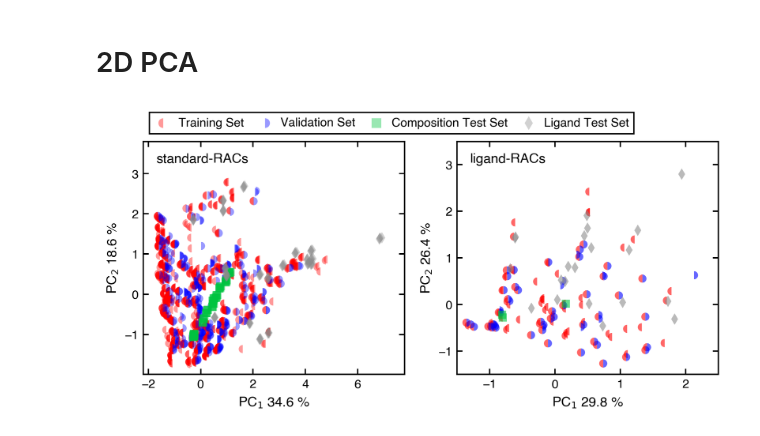
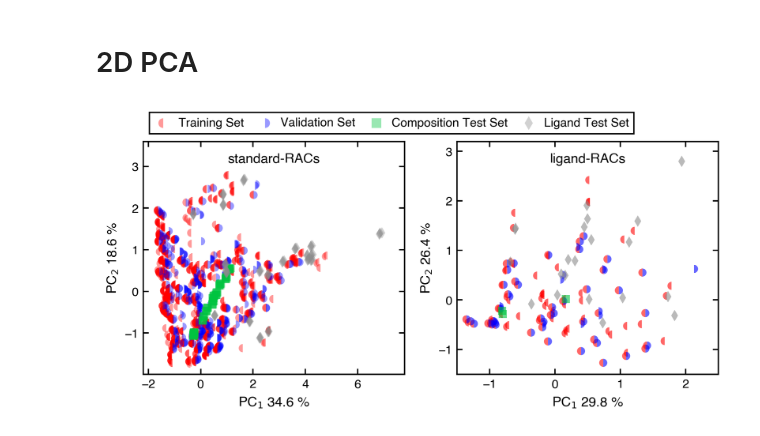
Before and after one commit to hjkgrp/many_body_ml, a Jupyter notebook: scripts_and_notebooks/plotting/pca_feature_spaces.ipynb, the cells around one changed output. Drawn from its saved outputs; the diff is of its cells as text; code cells hidden in the pictures.

```diff
--- a/scripts_and_notebooks/plotting/pca_feature_spaces.ipynb
+++ b/scripts_and_notebooks/plotting/pca_feature_spaces.ipynb
@@ -145,11 +145,11 @@ ax[0].scatter(
     label="Ligand Test Set",
     **scatter_kwargs,
 )
-ax[0].text(0.05, 0.95, "standard-RACs", transform=ax[0].transAxes, va="top")
+ax[0].text(0.5, 0.95, "standard-RACs", transform=ax[0].transAxes, ha="center", va="top")
 ax[0].set_xlabel(f"PC$_1$ {pca2d_standard.explained_variance_ratio_[0]*100:.1f} %")
 ax[0].set_ylabel(f"PC$_2$ {pca2d_standard.explained_variance_ratio_[1]*100:.1f} %")
 ax[0].set_xlim(-2.2, 7.8)
-ax[0].set_ylim(-1.99, 3.8)
+ax[0].set_ylim(-1.99, 3.6)
 
 ax[0].legend(ncols=4, loc="upper left", bbox_to_anchor=(0.0, 1.15))
 
@@ -159,33 +159,33 @@ scatter_kwargs = {"alpha": 0.6, "ec": "None"}
 ax[1].scatter(
     pc_ligand_racs_train[:, 0],
     pc_ligand_racs_train[:, 1],
     marker=MarkerStyle("o", fillstyle="left"),
     **scatter_kwargs,
 )
 ax[1].scatter(
     pc_ligand_racs_val[:, 0],
     pc_ligand_racs_val[:, 1],
     marker=MarkerStyle("o", fillstyle="right"),
     **scatter_kwargs,
 )
 ax[1].scatter(
     pc_ligand_racs_comp[:, 0],
     pc_ligand_racs_comp[:, 1],
     marker=MarkerStyle("s"),
     **scatter_kwargs,
 )
 ax[1].scatter(
     pc_ligand_racs_lig[:, 0],
     pc_ligand_racs_lig[:, 1],
     marker=MarkerStyle("d"),
     **scatter_kwargs,
 )
-ax[1].text(0.05, 0.95, "ligand-RACs", transform=ax[1].transAxes, va="top")
+ax[1].text(0.5, 0.95, "ligand-RACs", transform=ax[1].transAxes, ha="center", va="top")
 ax[1].set_xlabel(f"PC$_1$ {pca2d_ligand.explained_variance_ratio_[0]*100:.1f} %")
 ax[1].set_ylabel(f"PC$_2$ {pca2d_ligand.explained_variance_ratio_[1]*100:.1f} %")
 ax[1].set_xlim(-1.5, 2.5)
-ax[1].set_ylim(-1.5, 3.5)
+ax[1].set_ylim(-1.5, 3.2)
 
 fig.savefig("plots/pca_feature_spaces.pdf")
 # %% [output]
-[figure, old version]
+[figure, new version]
```
Also changed, not shown: 1 other file.
